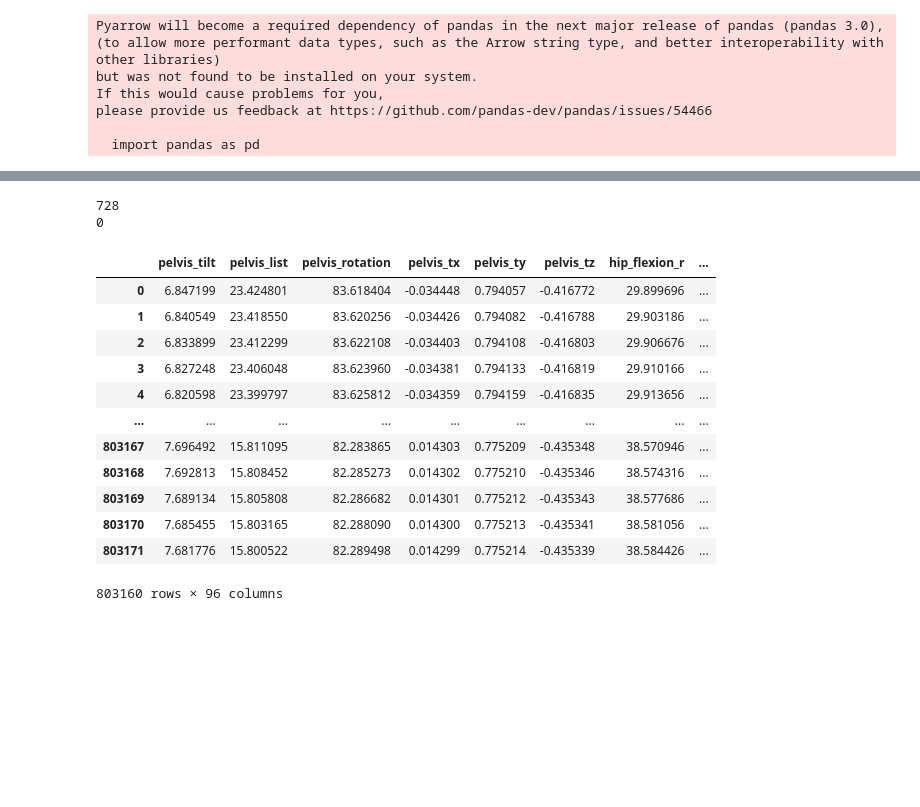
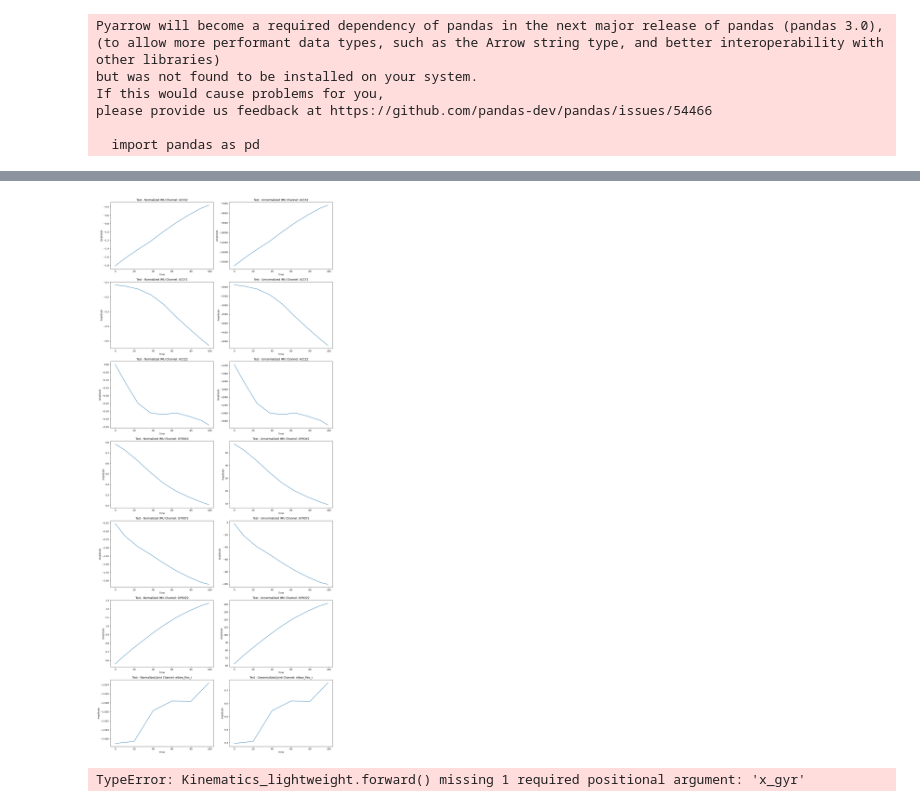
Before and after one commit to stevenc15/SD1-project, a Jupyter notebook: ml/examples/kin_light .ipynb, the cells around one changed output, grey strips where cells are left out. Saved outputs shown, nothing was run; the diff lists cells and outputs as text; code cells hidden in the pictures; blank space fills up the shorter version.

```diff
--- a/ml/examples/kin_light .ipynb
+++ b/ml/examples/kin_light .ipynb
@@ -544,0 +150,25 @@ torch.Size([64, 1000, 1])
+# %%
+#Index 55: ACCX2
+# Index 56: ACCY2
+# Index 57: ACCZ2
+# Index 58: GYROX2
+# Index 59: GYROY2
+# Index 60: GYROZ2
+
+# Index 28: elbow_flex_r
+sys.path.append('../utils')
+from configs import config_general
+from datasets import ImuJointPairDataset
+config = config_general(
+    data_folder_name="../../datacollection/vicon",
+    dataset_root="../../datasets",
+    dataset_name="two_subject",
+    window_length=100,
+    window_overlap=50,
+    input_format="csv",
+    num_patients=2,
+    channels_imu=['ACCX2', 'ACCY2', 'ACCZ2', 'GYROX2', 'GYROY2', 'GYROZ2'],  # Column names for IMU data in CSV
+    channels_joints=['elbow_flex_r'],  # Column name for joint data in CSV
+    imu_transforms=[],
+    joint_transforms=[]
+)
@@ -571,31 +238,23 @@ Training time: 542.5098102092743 seconds
-# %%
-#load in test data
-combined_csv_test = load_data("../../datacollection/vicon/subject_2/combined")
-
-# Check for NaN values
-print(combined_csv_test.isnull().sum().sum())
-
-
-# Drop NaN values
-combined_csv_test = combined_csv_test.dropna()
-
-print(combined_csv_test.isnull().sum().sum())
-
-combined_csv_test
-# %% [output]
-728
-0
-|  | pelvis_tilt | pelvis_list | pelvis_rotation | pelvis_tx | pelvis_ty | pelvis_tz | hip_flexion_r | ... |
-| 0 | 6.847199 | 23.424801 | 83.618404 | -0.034448 | 0.794057 | -0.416772 | 29.899696 | ... |
-| 1 | 6.840549 | 23.418550 | 83.620256 | -0.034426 | 0.794082 | -0.416788 | 29.903186 | ... |
-| 2 | 6.833899 | 23.412299 | 83.622108 | -0.034403 | 0.794108 | -0.416803 | 29.906676 | ... |
-| 3 | 6.827248 | 23.406048 | 83.623960 | -0.034381 | 0.794133 | -0.416819 | 29.910166 | ... |
-| 4 | 6.820598 | 23.399797 | 83.625812 | -0.034359 | 0.794159 | -0.416835 | 29.913656 | ... |
-| ... | ... | ... | ... | ... | ... | ... | ... | ... |
-| 803167 | 7.696492 | 15.811095 | 82.283865 | 0.014303 | 0.775209 | -0.435348 | 38.570946 | ... |
-| 803168 | 7.692813 | 15.808452 | 82.285273 | 0.014302 | 0.775210 | -0.435346 | 38.574316 | ... |
-| 803169 | 7.689134 | 15.805808 | 82.286682 | 0.014301 | 0.775212 | -0.435343 | 38.577686 | ... |
-| 803170 | 7.685455 | 15.803165 | 82.288090 | 0.014300 | 0.775213 | -0.435341 | 38.581056 | ... |
-| 803171 | 7.681776 | 15.800522 | 82.289498 | 0.014299 | 0.775214 | -0.435339 | 38.584426 | ... |
-803160 rows × 96 columns
+# %%
+#plot from dataloader
+x, y = next(iter(test_loader))
+plot_data_kinelight(x, y, config, test_dataset.scaler, "Test")
+# %% [output]
+[figure, added]
+# %%
+#test the model on first iteration of test_loader
+model.eval()
+with torch.no_grad():
+    x, y = next(iter(test_loader))
+    x = x.to(device)
+    y = y.to(device)
+    y_pred = model(x[:,:,:len(config.channels_imu) // 2], x[:,:,len(config.channels_imu) // 2:])
+    y_pred = y_pred.cpu().numpy()
+    y = y.cpu().numpy()
+    y_pred = test_dataset.scaler.inverse_transform(y_pred)
+    y = test_dataset.scaler.inverse_transform(y)
+    plot_data_kinelight(x, y, config, test_dataset.scaler, "Test")
+    plot_data_kinelight(x, y_pred, config, test_dataset.scaler, "Prediction")
+# %% [output]
+TypeError: Kinematics_lightweight.forward() missing 1 required positional argument: 'x_gyr'
 # %%
```
Also changed, not shown: parts of 16 cells of this notebook, 13 other files.
